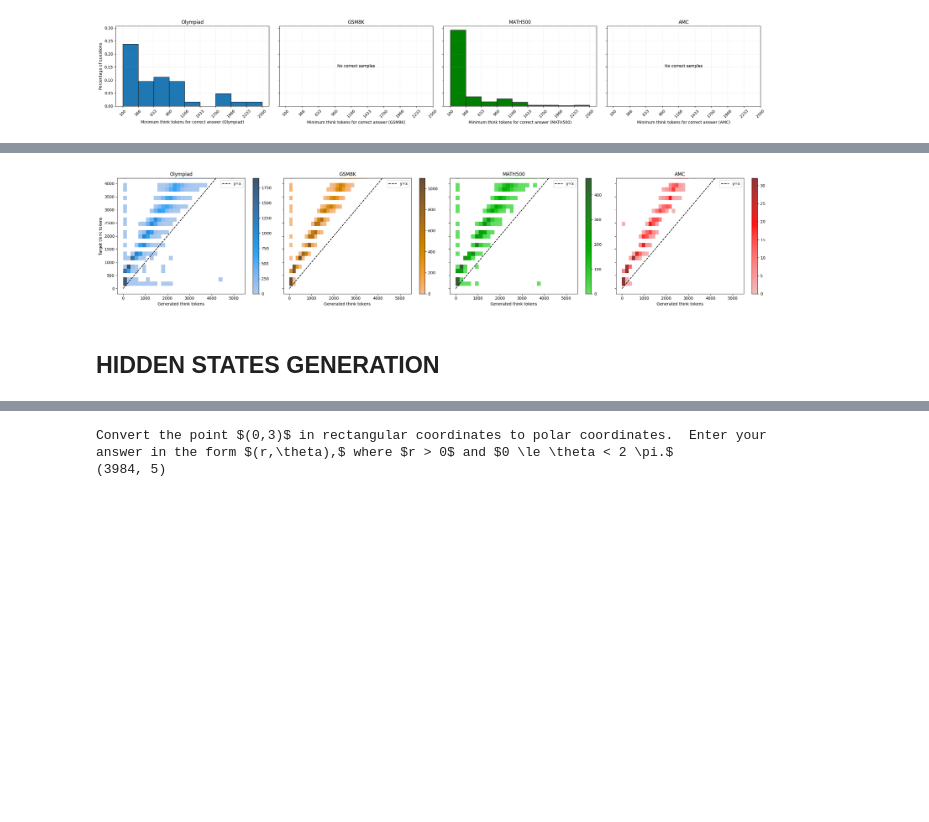
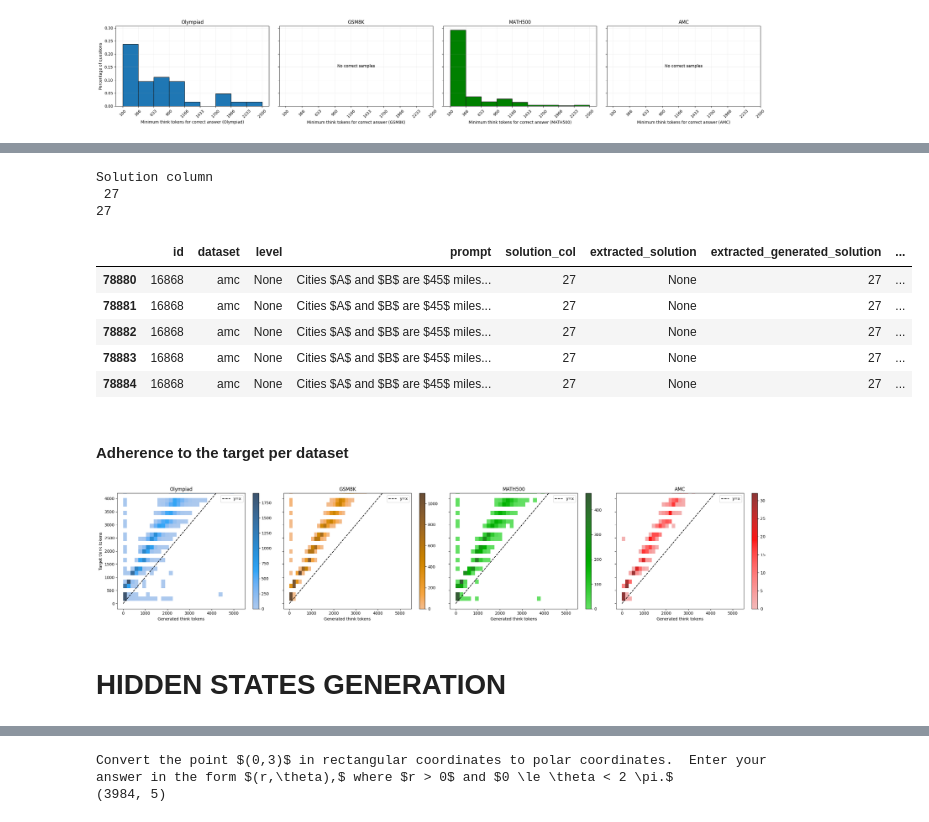
Before and after one commit to SebastianJitaru29/llm-think-too-much, a Jupyter notebook: data/processing/notebooks/data_extraction.ipynb, the cells around one changed output, grey strips where cells are left out. Drawn from its saved outputs; the diff is of its cells as text; code cells hidden in the pictures; blank space fills up the shorter version.

Commit message:
fix: fixed correct solution extraction

```diff
--- a/data/processing/notebooks/data_extraction.ipynb
+++ b/data/processing/notebooks/data_extraction.ipynb
@@ -490,0 +405,31 @@ plt.show()
+# %%
+import re
+
+def extract_boxed(s: str) -> str | None:
+    if not s:
+        return None
+
+    # MATH
+    m = re.search(r"\\boxed\{([^}]*)\}", s)
+    if m:
+        return m.group(1).strip()
+
+    # GSM8K
+    matches = re.findall(
+        r"(?m)^[ \t]*####[ \t]*([^\n\r#]+?)[ \t]*$",
+        s
+    )
+    if matches:
+        return matches[-1].strip()
+
+    # Olympiad
+    m = re.search(r"\$([^$]*)\$", s)
+    if m:
+        return m.group(1).strip()
+
+    # AMC
+    m = re.search(r"(?m)^[ \t]*([+-]?\d+(?:\.\d+)?)[ \t]*$", s)
+    if m:
+        return m.group(1)
+
+    return None
@@ -490,0 +443,5 @@ plt.show()
+# %%
+df_eval_gen_gsm8k = df_eval_gen[df_eval_gen["dataset"] == "gsm8k"]
+print(df_eval_gen_gsm8k.shape)
+df_eval_gen_amc = df_eval_gen[df_eval_gen["dataset"] == "amc"]
+print(df_eval_gen_amc.shape)
@@ -491,3 +465,20 @@ plt.show()
+# %%
+#print("Generated solution\n", df_eval_gen_gsm8k["generated_text"].iloc[0])
+print("Solution column\n",df_eval_gen_amc["solution_col"].iloc[0])
+print(extract_boxed(df_eval_gen_amc["solution_col"].iloc[0]))
+df_eval_gen_amc.head()
+# %% [output]
+Solution column
+ 27
+27
+|  | id | dataset | level | prompt | solution_col | extracted_solution | extracted_generated_solution | ... |
+| 78880 | 16868 | amc | None | Cities $A$ and $B$ are $45$ miles... | 27 | None | 27 | ... |
+| 78881 | 16868 | amc | None | Cities $A$ and $B$ are $45$ miles... | 27 | None | 27 | ... |
+| 78882 | 16868 | amc | None | Cities $A$ and $B$ are $45$ miles... | 27 | None | 27 | ... |
+| 78883 | 16868 | amc | None | Cities $A$ and $B$ are $45$ miles... | 27 | None | 27 | ... |
+| 78884 | 16868 | amc | None | Cities $A$ and $B$ are $45$ miles... | 27 | None | 27 | ... |
+# %% [markdown]
+#### Adherence to the target per dataset
 # %%
 import seaborn as sns
 
@@ -540,7 +531,7 @@ plt.show()
 # %% [output]
 [figure]
 # %% [markdown]
-## HIDDEN STATES GENERATION
+# HIDDEN STATES GENERATION
 # %%
 import torch
 from tqdm.auto import tqdm
```
Also changed, not shown: parts of 22 cells of this notebook, 1 other file.
